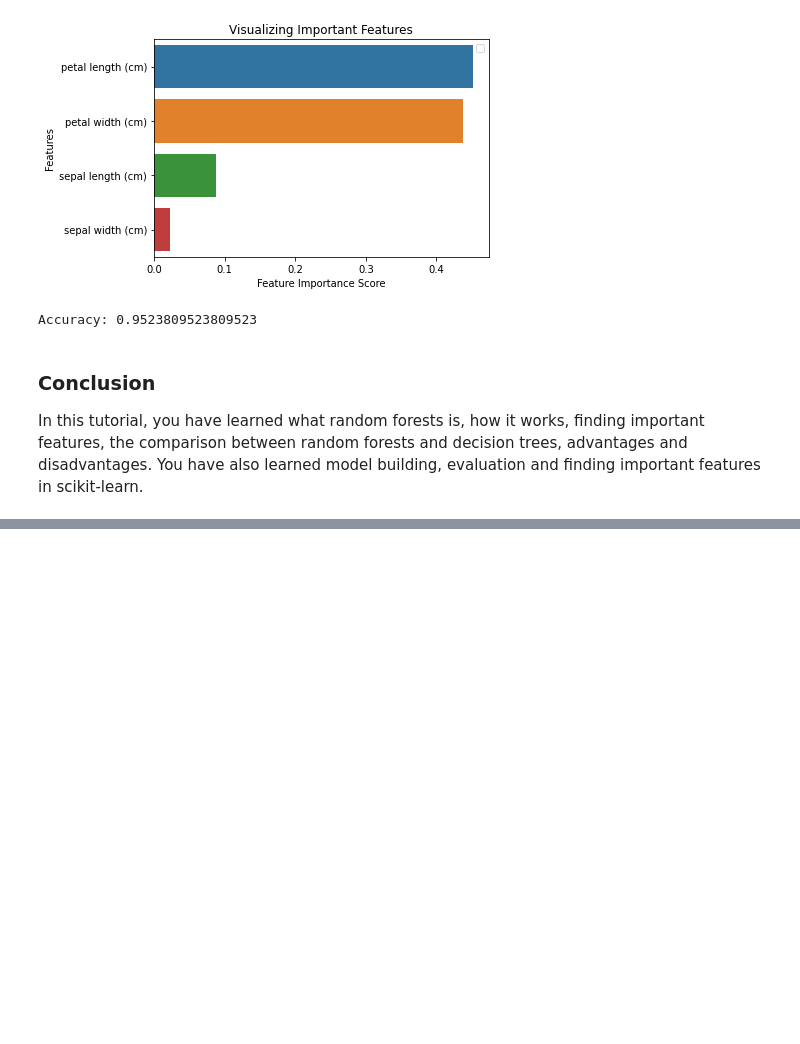
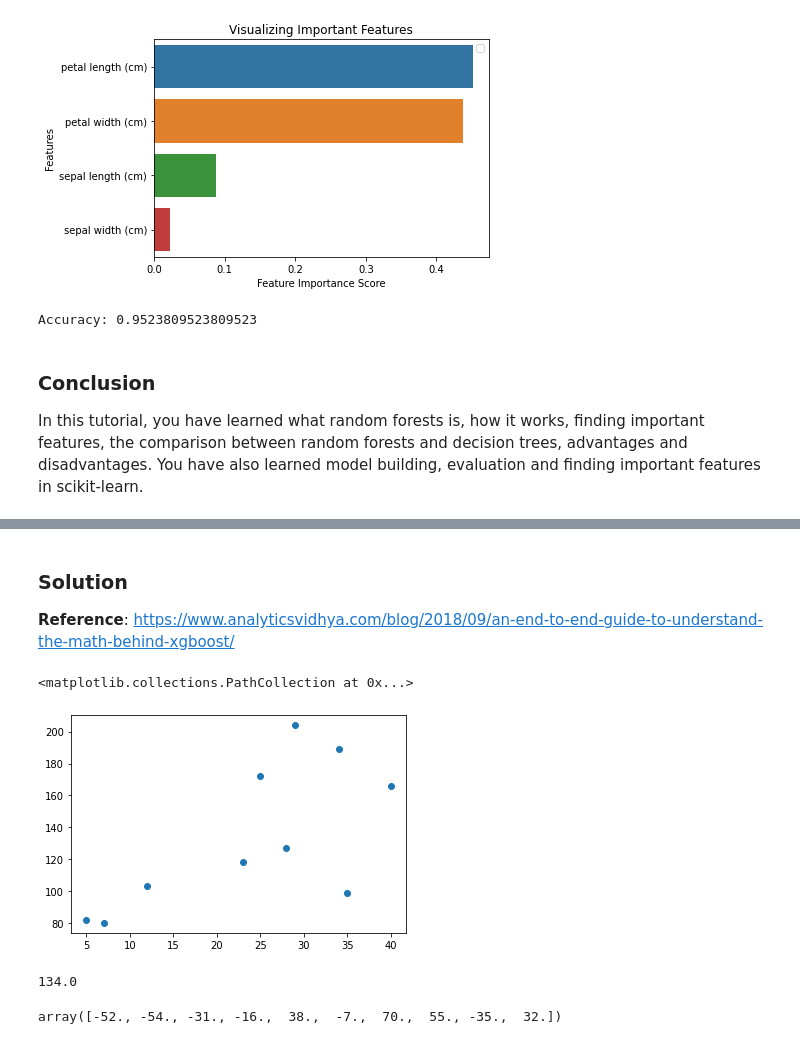
Before and after one commit to SamuelFolledo/DS2.1-Machine-Learning, a Jupyter notebook: classwork/Day 9-12.ipynb, the cells around one changed output, grey strips where cells are left out. Drawn from its saved outputs; the diff is of its cells as text; code cells hidden in the pictures; blank space fills up the shorter version.

```diff
--- a/classwork/Day 9-12.ipynb
+++ b/classwork/Day 9-12.ipynb
@@ -1264,3 +1267,31 @@ The tree that grows next in the sequence will learn from an updated version of t
 - Using regression trees as base learners, we can create a model to predict the salary
 - As the first step, obtain the mean value of target: F0 = np.mean(Y)
 - Now build the simplest decision tree regressor with the Feature as X and Y-F0 as the target: Below is the code
+# %% [markdown]
+### Solution
+**Reference**: https://www.analyticsvidhya.com/blog/2018/09/an-end-to-end-guide-to-understand-the-math-behind-xgboost/
+# %%
+from sklearn.tree import DecisionTreeRegressor
+import numpy as np
+import matplotlib.pyplot as plt
+import seaborn as sns
+
+# Feature, years of work experience
+X = np.array([5, 7, 12, 23, 25, 28, 29, 34, 35, 40])
+# Target, salary in in thousand dollars
+Y = np.array([82, 80, 103, 118, 172, 127, 204, 189, 99, 166])
+# %%
+plt.scatter(X,Y)
+# %% [output]
+<matplotlib.collections.PathCollection at 0x...>
+[figure, added]
+# %%
+f_0 = Y.mean()
+f_0
+# %% [output]
+134.0
+# %%
+y_minus_f_0 = Y - f_0
+y_minus_f_0
+# %% [output]
+array([-52., -54., -31., -16.,  38.,  -7.,  70.,  55., -35.,  32.])
```
Also changed, not shown: parts of 12 cells of this notebook.
